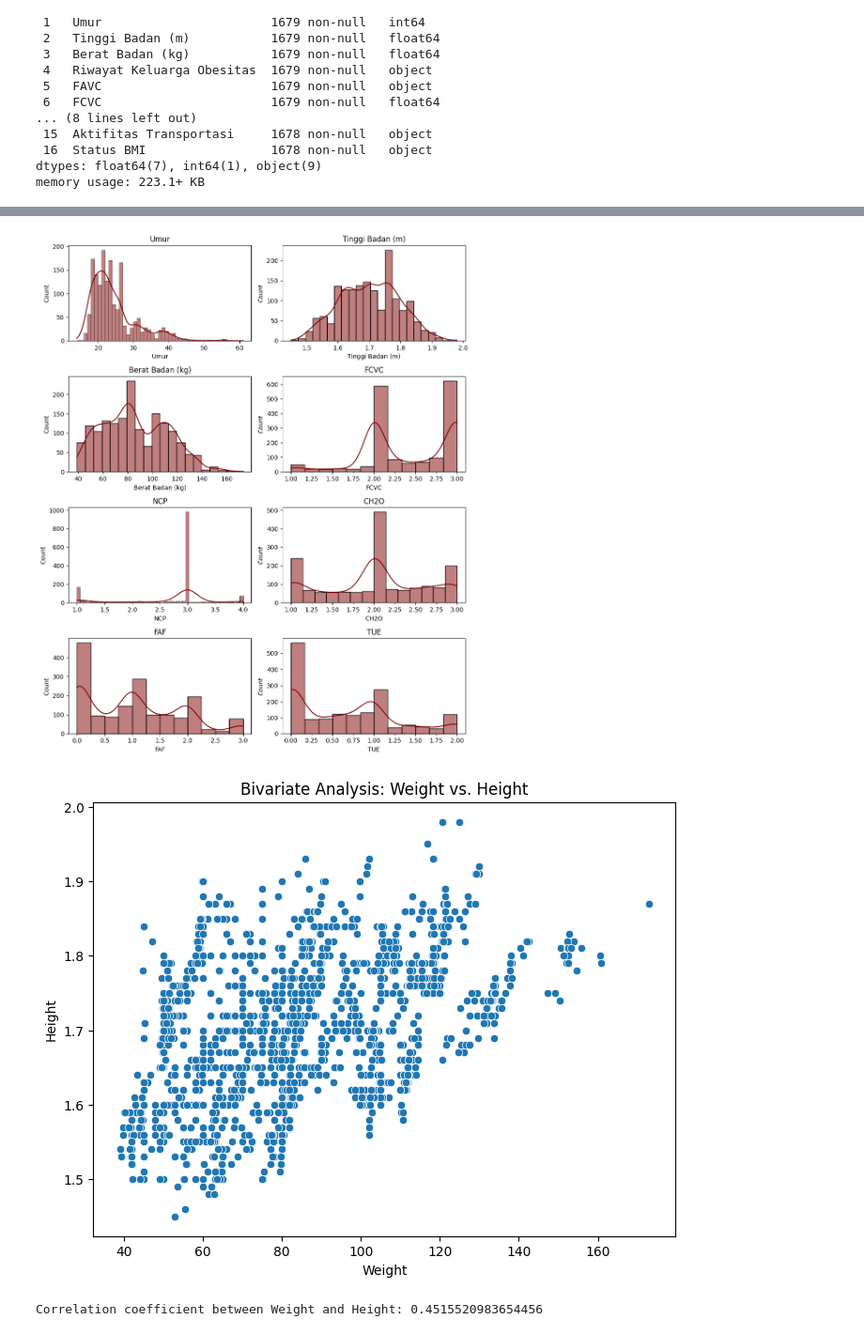
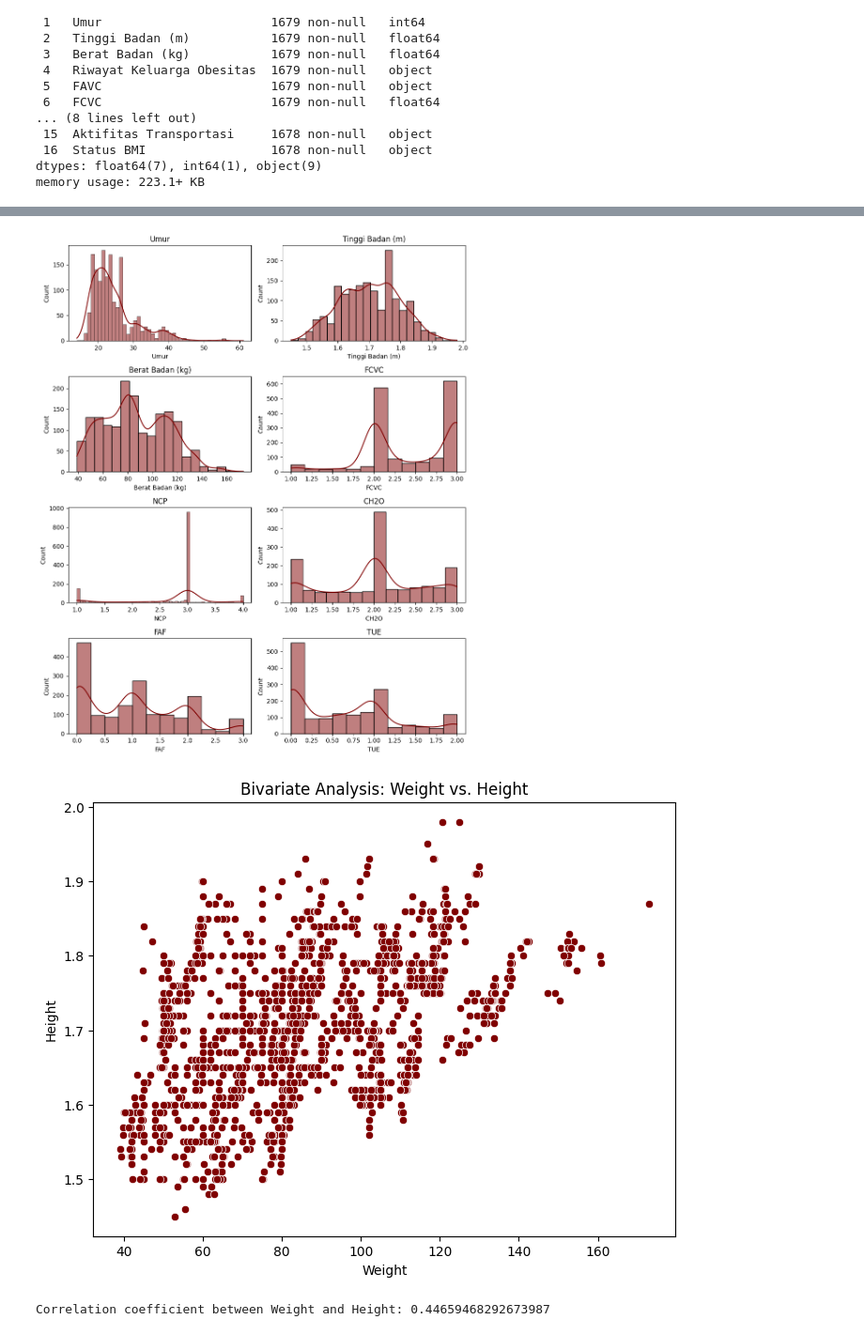
Before and after one commit to firarru/Matkul-ML, a Jupyter notebook: UTS_ML.ipynb, the cells around one changed output, grey strips where cells are left out. Shown at 94% size. Cells and saved outputs as stored; diff of their text form; code cells hidden in the pictures.

```diff
--- a/UTS_ML.ipynb
+++ b/UTS_ML.ipynb
@@ -46,0 +84,4 @@ memory usage: 223.1+ KB
+# %%
+df_train = df_train.drop_duplicates()
+# %%
+df_train = df_train.fillna(df_train.mode())
@@ -103,21 +148,20 @@ for i, col in enumerate(cat_num):
 plt.tight_layout()
 plt.show()
 # %% [output]
-[figure, old version]
+[figure, new version]
 # %%
 plt.figure(figsize=(8, 6))
-sns.scatterplot(data=df_train, x='Berat Badan (kg)', y='Tinggi Badan (m)')
+sns.scatterplot(data=df_train, x='Berat Badan (kg)', y='Tinggi Badan (m)', color='maroon')
 plt.title('Bivariate Analysis: Weight vs. Height')
 plt.xlabel('Weight')
 plt.ylabel('Height')
 plt.show()
 
-# Add a correlation coefficient
 correlation_coefficient = df_train['Berat Badan (kg)'].corr(df_train['Tinggi Badan (m)'])
 print(f"Correlation coefficient between Weight and Height: {correlation_coefficient}")
 # %% [output]
-[figure, old version]
+[figure, new version]
-Correlation coefficient between Weight and Height: 0.4515520983654456
+Correlation coefficient between Weight and Height: 0.44659468292673987
 # %%
 X_train = df_train.loc[:, df_train.columns != 'Status BMI']
 y_train = df_train['Status BMI']
```
Also changed, not shown: parts of 22 cells of this notebook.
